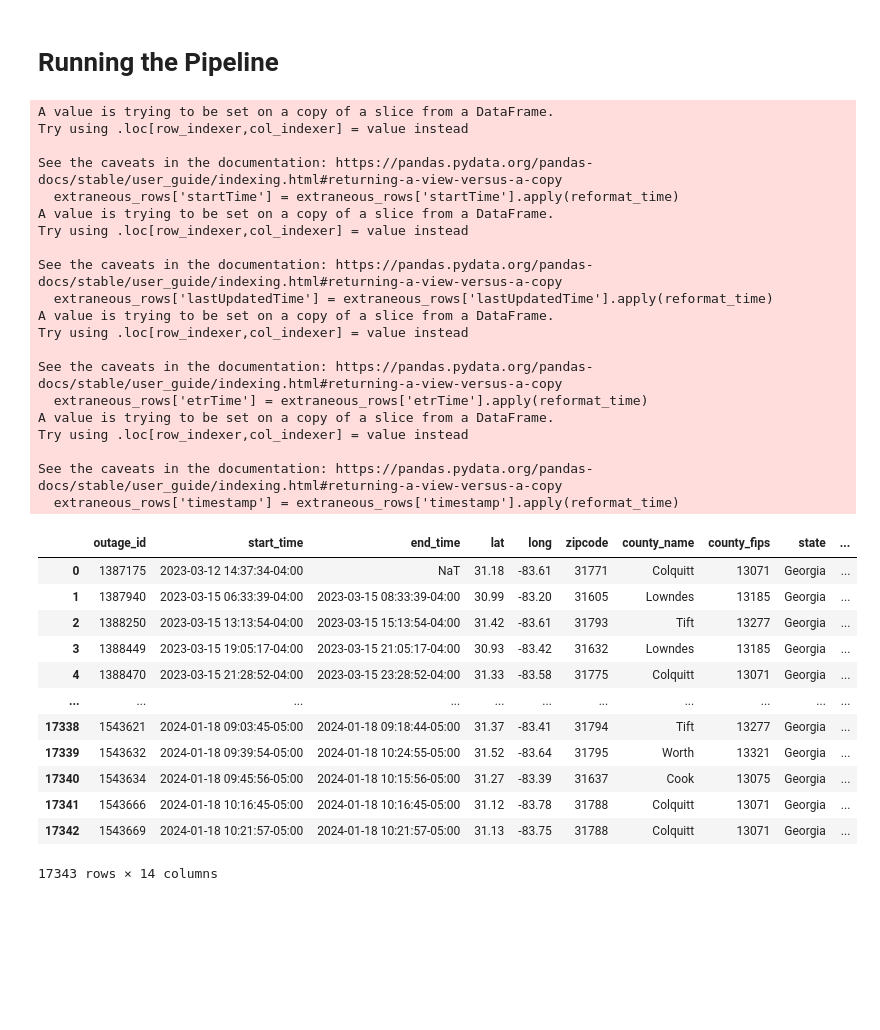
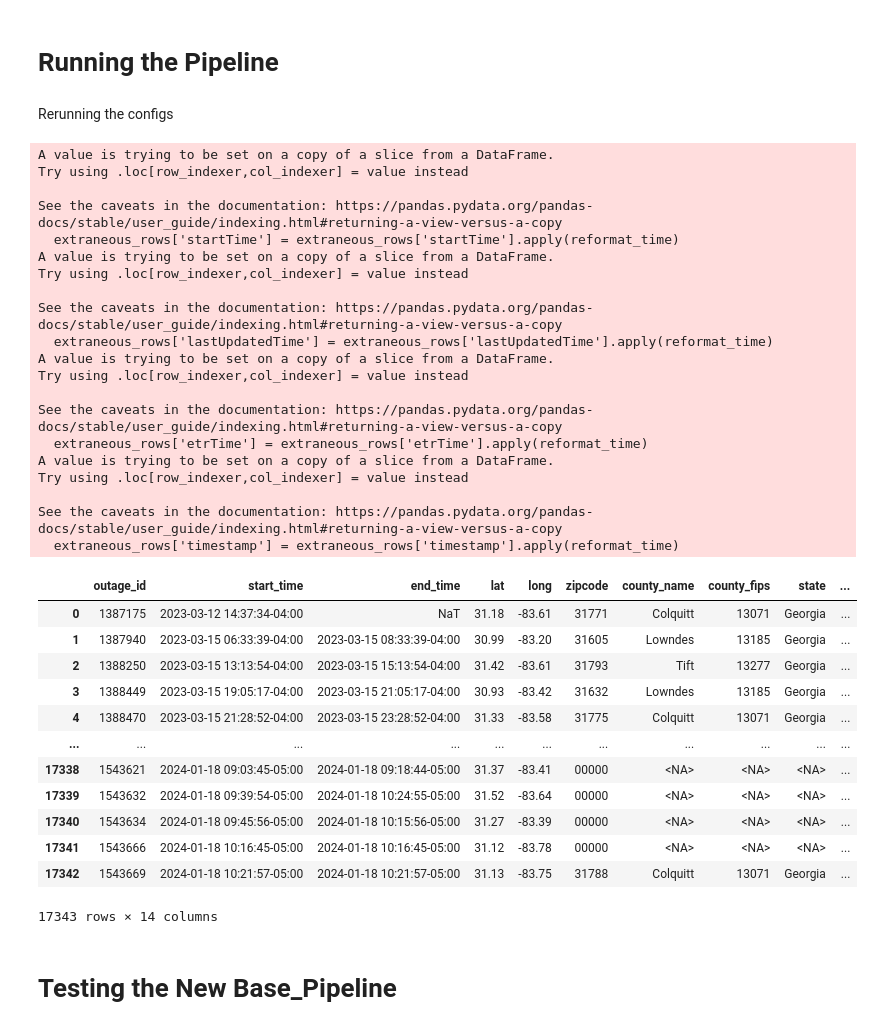
Before and after one commit to Urban-Research-Group/outage-data-scraper, a Jupyter notebook: scripts/ga_5_ Colquitt EMC.ipynb, the cells around one changed output. Cells and saved outputs as stored; diff of their text form; code cells hidden in the pictures; blank space fills up the shorter version.

Commit message:
Implemented new pipeline to GA2TX17, GA11TX12, and GA5

```diff
--- a/scripts/ga_5_ Colquitt EMC.ipynb
+++ b/scripts/ga_5_ Colquitt EMC.ipynb
@@ -16,7 +16,7 @@ from IPython.display import display
 
 pd.set_option('display.max_columns', None)
 
-class BasePipeline:
+class BasePipeline_old:
     def __init__(self, config, base_file_path):
         self.config = config
         self.base_file_path = base_file_path
@@ -102,7 +102,7 @@ class BasePipeline:
         # TODO: Check other useful variables
         pass
 
-class GA5(BasePipeline):
+class GA5_old(BasePipeline_old):
     def transform(self):
         eastern = tz.gettz('US/Eastern')
         utc = tz.gettz('UTC')
@@ -188,7 +188,7 @@ class GA5(BasePipeline):
         grouped = self._data.groupby(['outage_id', 'start_time']).apply(self._compute_metrics).reset_index().round(2)
         self._data = grouped
 
-    gis = GIS("http://www.arcgis.com", "JK9035", "60129@GR0W3R5") # signing in to get access to arcGIS api
+    # gis = GIS("http://www.arcgis.com", "JK9035", "60129@GR0W3R5") # signing in to get access to arcGIS api
     def _compute_metrics(self, group):
         """
         Generic method to compute standardized metrics, used for being apply in DataFrame.groupby method,
@@ -206,7 +206,7 @@ class GA5(BasePipeline):
         long = group['long'].iloc[-1]
 
         zipcode_map = self.geomap['zip_to_county_name']
-        zipcode = group['zipcode'].iloc[-1] if group['zipcode'].iloc[-1] != 'unknown' else get_zipcode(long, lat)
+        zipcode = group['zipcode'].iloc[-1] if group['zipcode'].iloc[-1] != 'unknown' else '00000' # get_zipcode(long, lat)
         county_name = self.geomap['zip_to_county_name'][zipcode] if (pd.notna(zipcode) and zipcode != '' and zipcode in zipcode_map) else pd.NA
         county_fips = self.geomap['zip_to_county_fips'][zipcode] if (pd.notna(zipcode) and zipcode != '' and zipcode in zipcode_map) else pd.NA
         state = self.geomap['zip_to_state_name'][zipcode] if (pd.notna(zipcode) and zipcode != '' and zipcode in zipcode_map) else pd.NA
@@ -1519,44 +1539,51 @@ For the outage with this new max, the duration is consistent across different me
 - if etr_time is null, we will calculate duration by latest timestamp - earliest timestmap. The endtime will be calculated by adding the timestampduration to start_date.
 # %% [markdown]
 # Running the Pipeline
+# %% [markdown]
+Rerunning the configs
+# %%
+local_config_path = '/Users/uirja/OneDrive/Personal Files/CS Projects/outage-data-scraper/app/pipeline/config.yaml'
+with open(local_config_path, 'r') as file:
+    config = yaml.safe_load(file)
+    base_file_path = config['globals']['local_base_file_path']
 # %%
 # ~2 min 30 sec run time
 for provider in config['providers']:
-    pipeline = GA5(provider, base_file_path)
+    pipeline = GA5_old(provider, base_file_path)
     pipeline.standardize()
     display(pipeline._data)
 # %% [output]
 A value is trying to be set on a copy of a slice from a DataFrame.
 Try using .loc[row_indexer,col_indexer] = value instead
 
 See the caveats in the documentation: https://pandas.pydata.org/pandas-docs/stable/user_guide/indexing.html#returning-a-view-versus-a-copy
   extraneous_rows['startTime'] = extraneous_rows['startTime'].apply(reformat_time)
 A value is trying to be set on a copy of a slice from a DataFrame.
 Try using .loc[row_indexer,col_indexer] = value instead
 
 See the caveats in the documentation: https://pandas.pydata.org/pandas-docs/stable/user_guide/indexing.html#returning-a-view-versus-a-copy
   extraneous_rows['lastUpdatedTime'] = extraneous_rows['lastUpdatedTime'].apply(reformat_time)
 A value is trying to be set on a copy of a slice from a DataFrame.
 Try using .loc[row_indexer,col_indexer] = value instead
 
 See the caveats in the documentation: https://pandas.pydata.org/pandas-docs/stable/user_guide/indexing.html#returning-a-view-versus-a-copy
   extraneous_rows['etrTime'] = extraneous_rows['etrTime'].apply(reformat_time)
 A value is trying to be set on a copy of a slice from a DataFrame.
 Try using .loc[row_indexer,col_indexer] = value instead
 
 See the caveats in the documentation: https://pandas.pydata.org/pandas-docs/stable/user_guide/indexing.html#returning-a-view-versus-a-copy
   extraneous_rows['timestamp'] = extraneous_rows['timestamp'].apply(reformat_time)
 |  | outage_id | start_time | end_time | lat | long | zipcode | county_name | county_fips | state | ... |
 | 0 | 1387175 | 2023-03-12 14:37:34-04:00 | NaT | 31.18 | -83.61 | 31771 | Colquitt | 13071 | Georgia | ... |
 | 1 | 1387940 | 2023-03-15 06:33:39-04:00 | 2023-03-15 08:33:39-04:00 | 30.99 | -83.20 | 31605 | Lowndes | 13185 | Georgia | ... |
 | 2 | 1388250 | 2023-03-15 13:13:54-04:00 | 2023-03-15 15:13:54-04:00 | 31.42 | -83.61 | 31793 | Tift | 13277 | Georgia | ... |
 | 3 | 1388449 | 2023-03-15 19:05:17-04:00 | 2023-03-15 21:05:17-04:00 | 30.93 | -83.42 | 31632 | Lowndes | 13185 | Georgia | ... |
 | 4 | 1388470 | 2023-03-15 21:28:52-04:00 | 2023-03-15 23:28:52-04:00 | 31.33 | -83.58 | 31775 | Colquitt | 13071 | Georgia | ... |
 | ... | ... | ... | ... | ... | ... | ... | ... | ... | ... | ... |
-| 17338 | 1543621 | 2024-01-18 09:03:45-05:00 | 2024-01-18 09:18:44-05:00 | 31.37 | -83.41 | 31794 | Tift | 13277 | Georgia | ... |
-| 17339 | 1543632 | 2024-01-18 09:39:54-05:00 | 2024-01-18 10:24:55-05:00 | 31.52 | -83.64 | 31795 | Worth | 13321 | Georgia | ... |
-| 17340 | 1543634 | 2024-01-18 09:45:56-05:00 | 2024-01-18 10:15:56-05:00 | 31.27 | -83.39 | 31637 | Cook | 13075 | Georgia | ... |
-| 17341 | 1543666 | 2024-01-18 10:16:45-05:00 | 2024-01-18 10:16:45-05:00 | 31.12 | -83.78 | 31788 | Colquitt | 13071 | Georgia | ... |
+| 17338 | 1543621 | 2024-01-18 09:03:45-05:00 | 2024-01-18 09:18:44-05:00 | 31.37 | -83.41 | 00000 | <NA> | <NA> | <NA> | ... |
+| 17339 | 1543632 | 2024-01-18 09:39:54-05:00 | 2024-01-18 10:24:55-05:00 | 31.52 | -83.64 | 00000 | <NA> | <NA> | <NA> | ... |
+| 17340 | 1543634 | 2024-01-18 09:45:56-05:00 | 2024-01-18 10:15:56-05:00 | 31.27 | -83.39 | 00000 | <NA> | <NA> | <NA> | ... |
+| 17341 | 1543666 | 2024-01-18 10:16:45-05:00 | 2024-01-18 10:16:45-05:00 | 31.12 | -83.78 | 00000 | <NA> | <NA> | <NA> | ... |
 | 17342 | 1543669 | 2024-01-18 10:21:57-05:00 | 2024-01-18 10:21:57-05:00 | 31.13 | -83.75 | 31788 | Colquitt | 13071 | Georgia | ... |
 17343 rows × 14 columns
 # %%
@@ -1601,3 +1628,5 @@ See the caveats in the documentation: https://pandas.pydata.org/pandas-docs/stab
 #         'customer_affected_mean': customer_affected_mean,
 #         'total_customer_outage_time': total_customer_outage_time
 #     })
+# %% [markdown]
+# Testing the New Base_Pipeline
```
Also changed, not shown: parts of 7 cells of this notebook, 5 other files.
